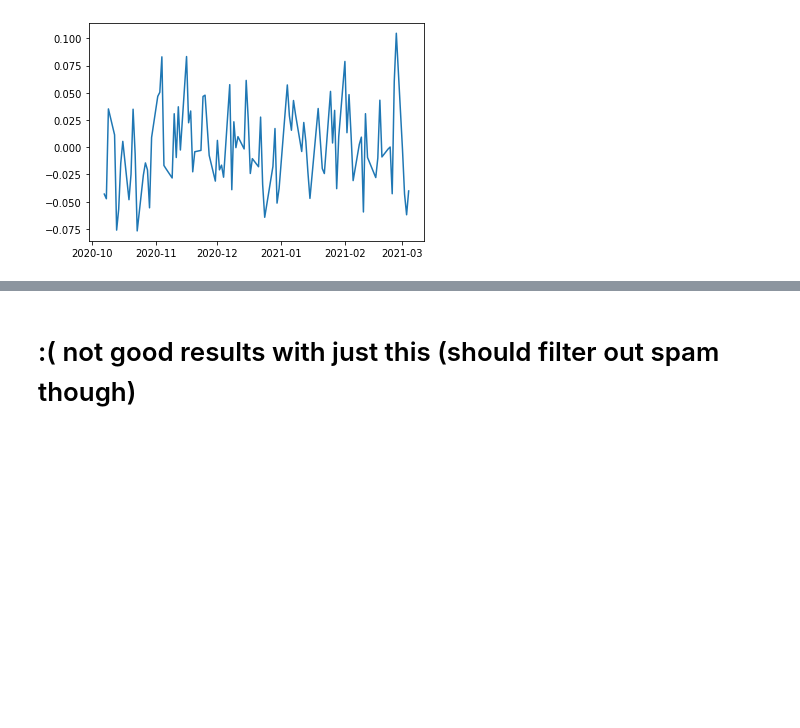
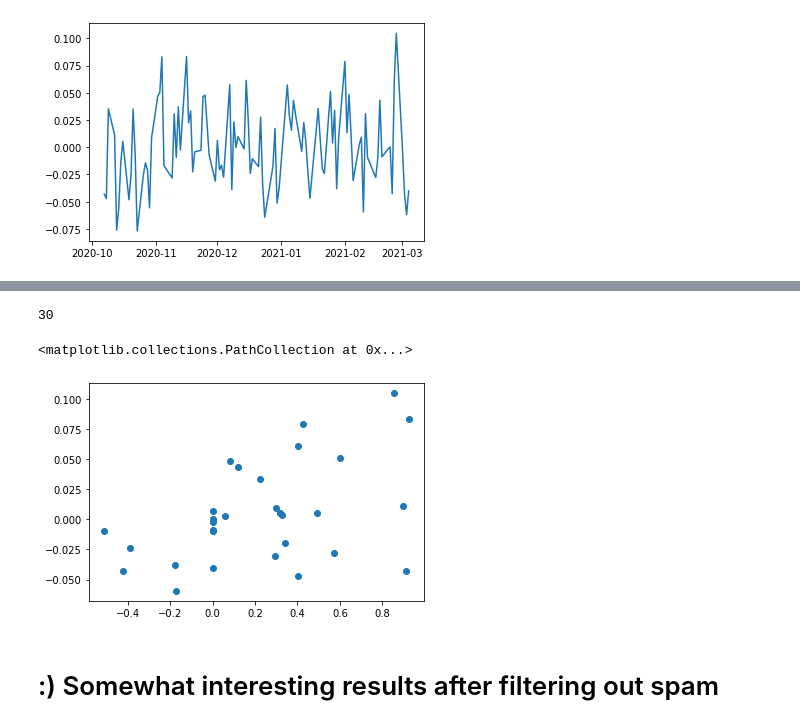
Before and after one commit to joshuap2613/spac_trading, a Jupyter notebook: Spac To Twitter.ipynb, the cells around one changed output, grey strips where cells are left out. Cells and saved outputs as stored; diff of their text form; code cells hidden in the pictures; blank space fills up the shorter version.

```diff
--- a/Spac To Twitter.ipynb
+++ b/Spac To Twitter.ipynb
@@ -72,4 +58,4 @@ plt.plot(stock_df.set_index('Date')["% change tomorrow"])
 [<matplotlib.lines.Line2D at 0x...>]
 [figure]
 # %%
-merged = pd.merge(stock_df, twitter_df, left_index=True, right_index=True)
+merged = pd.merge(stock_df.set_index('Date'), means, left_index=True, right_index=True)
@@ -80,2 +102,11 @@ merged['sentiment'].corr(merged['% change tomorrow'])
-# %% [markdown]
-# :( not good results with just this (should filter out spam though)
+# %%
+len(merged['sentiment'])
+# %% [output]
+30
+# %%
+plt.scatter(merged['sentiment'], merged['% change tomorrow'])
+# %% [output]
+<matplotlib.collections.PathCollection at 0x...>
+[figure, added]
+# %% [markdown]
+# :) Somewhat interesting results after filtering out spam
```
Also changed, not shown: parts of 5 cells of this notebook.
